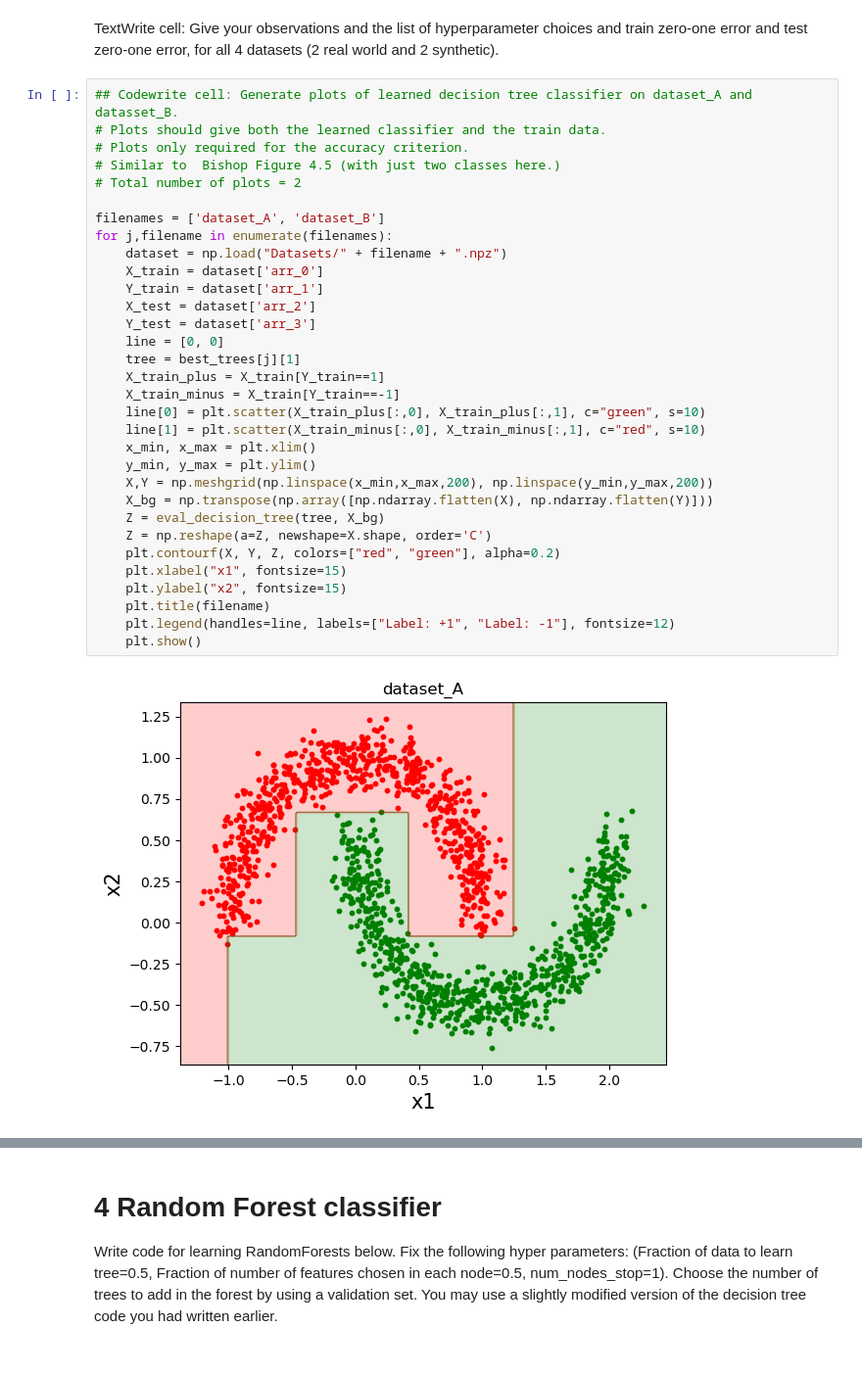
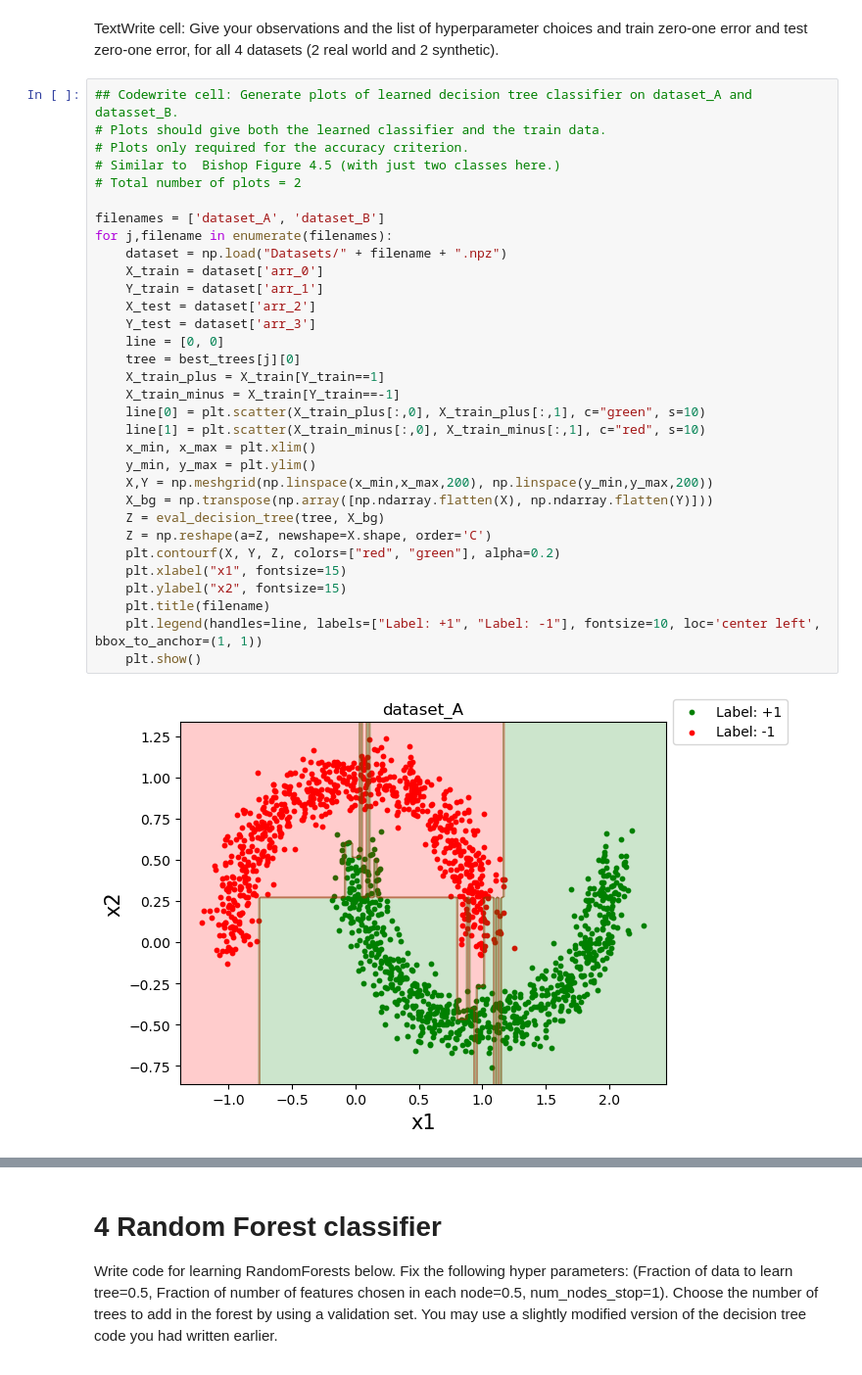
Before and after one commit to Bala-A87/CS5691-Assignments, a Jupyter notebook: A2/ProgAss2_CS20B012.ipynb, the cells around one changed output, grey strips where cells are left out. Shown at 98% size. Saved outputs shown, nothing was run; the diff lists cells and outputs as text.

```diff
--- a/A2/ProgAss2_CS20B012.ipynb
+++ b/A2/ProgAss2_CS20B012.ipynb
@@ -693,33 +693,33 @@ TextWrite cell: Give your observations and the list of hyperparameter choices an
 ## Codewrite cell: Generate plots of learned decision tree classifier on dataset_A and datasset_B.
 # Plots should give both the learned classifier and the train data.
 # Plots only required for the accuracy criterion.
 # Similar to  Bishop Figure 4.5 (with just two classes here.)
 # Total number of plots = 2
 
 filenames = ['dataset_A', 'dataset_B']
 for j,filename in enumerate(filenames):
     dataset = np.load("Datasets/" + filename + ".npz")
     X_train = dataset['arr_0']
     Y_train = dataset['arr_1']
     X_test = dataset['arr_2']
     Y_test = dataset['arr_3']
     line = [0, 0]
-    tree = best_trees[j][1]
+    tree = best_trees[j][0]
     X_train_plus = X_train[Y_train==1]
     X_train_minus = X_train[Y_train==-1]
     line[0] = plt.scatter(X_train_plus[:,0], X_train_plus[:,1], c="green", s=10)
     line[1] = plt.scatter(X_train_minus[:,0], X_train_minus[:,1], c="red", s=10)
     x_min, x_max = plt.xlim()
     y_min, y_max = plt.ylim()
     X,Y = np.meshgrid(np.linspace(x_min,x_max,200), np.linspace(y_min,y_max,200))
     X_bg = np.transpose(np.array([np.ndarray.flatten(X), np.ndarray.flatten(Y)]))
     Z = eval_decision_tree(tree, X_bg)
     Z = np.reshape(a=Z, newshape=X.shape, order='C')
     plt.contourf(X, Y, Z, colors=["red", "green"], alpha=0.2)
     plt.xlabel("x1", fontsize=15)
     plt.ylabel("x2", fontsize=15)
     plt.title(filename)
-    plt.legend(handles=line, labels=["Label: +1", "Label: -1"], fontsize=12)
+    plt.legend(handles=line, labels=["Label: +1", "Label: -1"], fontsize=10, loc='center left', bbox_to_anchor=(1, 1))
     plt.show()
 # %% [output]
-[figure, old version]
+[figure, new version]
```
Also changed, not shown: parts of 5 cells of this notebook, 1 other file.
